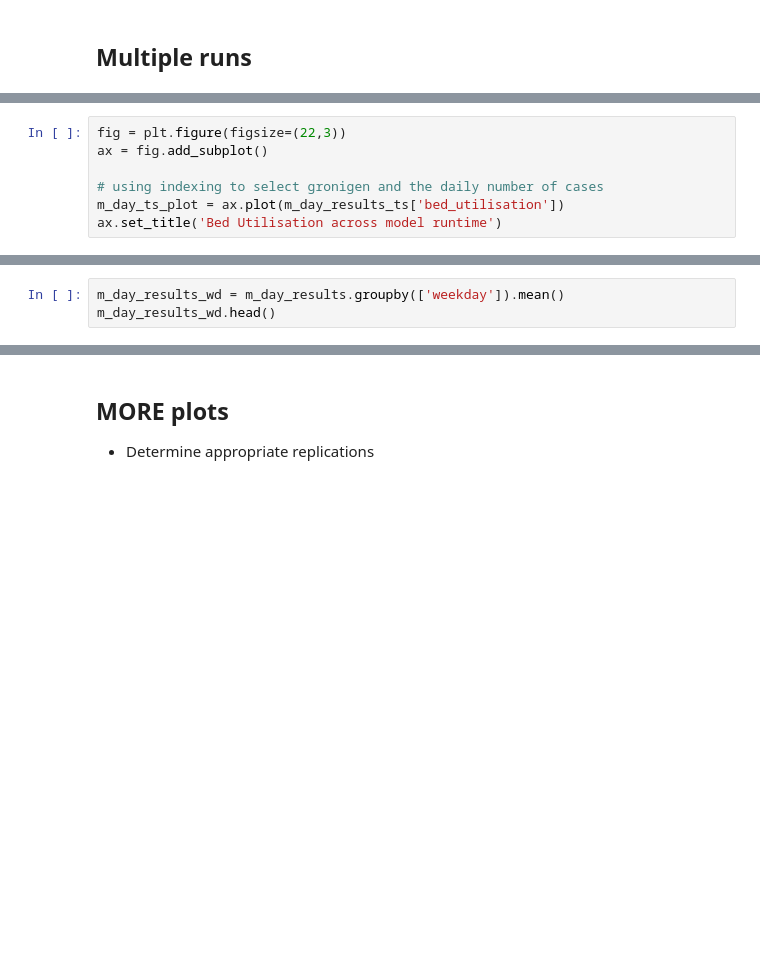
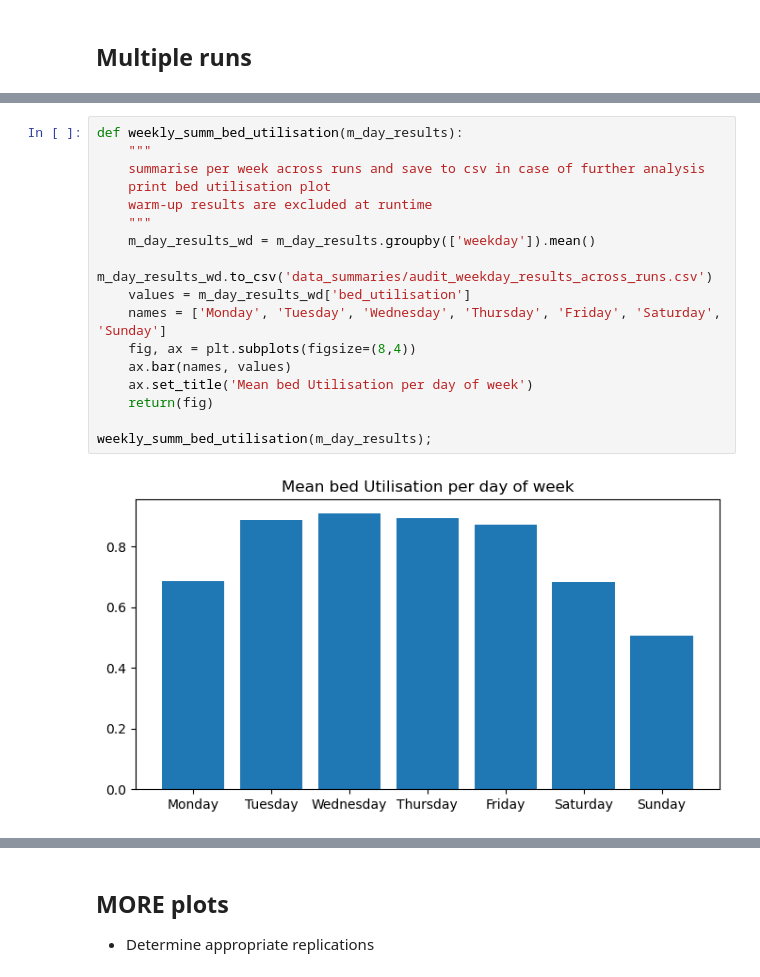
Before and after one commit to AliHarp/HEP, a Jupyter notebook: HEP_main.ipynb, the cells around one changed output, grey strips where cells are left out. Drawn from its saved outputs; the diff is of its cells as text; blank space fills up the shorter version.

```diff
--- a/HEP_main.ipynb
+++ b/HEP_main.ipynb
@@ -1178,7 +1171,0 @@ m_day_results.to_csv('data_summaries/audit_day_results_across_runs.csv')
-# %%
-fig = plt.figure(figsize=(22,3))
-ax = fig.add_subplot()
-
-# using indexing to select gronigen and the daily number of cases
-m_day_ts_plot = ax.plot(m_day_results_ts['bed_utilisation'])
-ax.set_title('Bed Utilisation across model runtime')
@@ -1189,3 +1172,19 @@ ax.set_title('Bed Utilisation across model runtime')
-# %%
-m_day_results_wd = m_day_results.groupby(['weekday']).mean()
-m_day_results_wd.head()
+# %%
+def weekly_summ_bed_utilisation(m_day_results):
+    """
+    summarise per week across runs and save to csv in case of further analysis
+    print bed utilisation plot
+    warm-up results are excluded at runtime
+    """
+    m_day_results_wd = m_day_results.groupby(['weekday']).mean()
+    m_day_results_wd.to_csv('data_summaries/audit_weekday_results_across_runs.csv')
+    values = m_day_results_wd['bed_utilisation']
+    names = ['Monday', 'Tuesday', 'Wednesday', 'Thursday', 'Friday', 'Saturday', 'Sunday']
+    fig, ax = plt.subplots(figsize=(8,4))
+    ax.bar(names, values)
+    ax.set_title('Mean bed Utilisation per day of week')
+    return(fig)
+
+weekly_summ_bed_utilisation(m_day_results);
+# %% [output]
+[figure, added]
```
Also changed, not shown: parts of 36 cells of this notebook, 1 other file.
